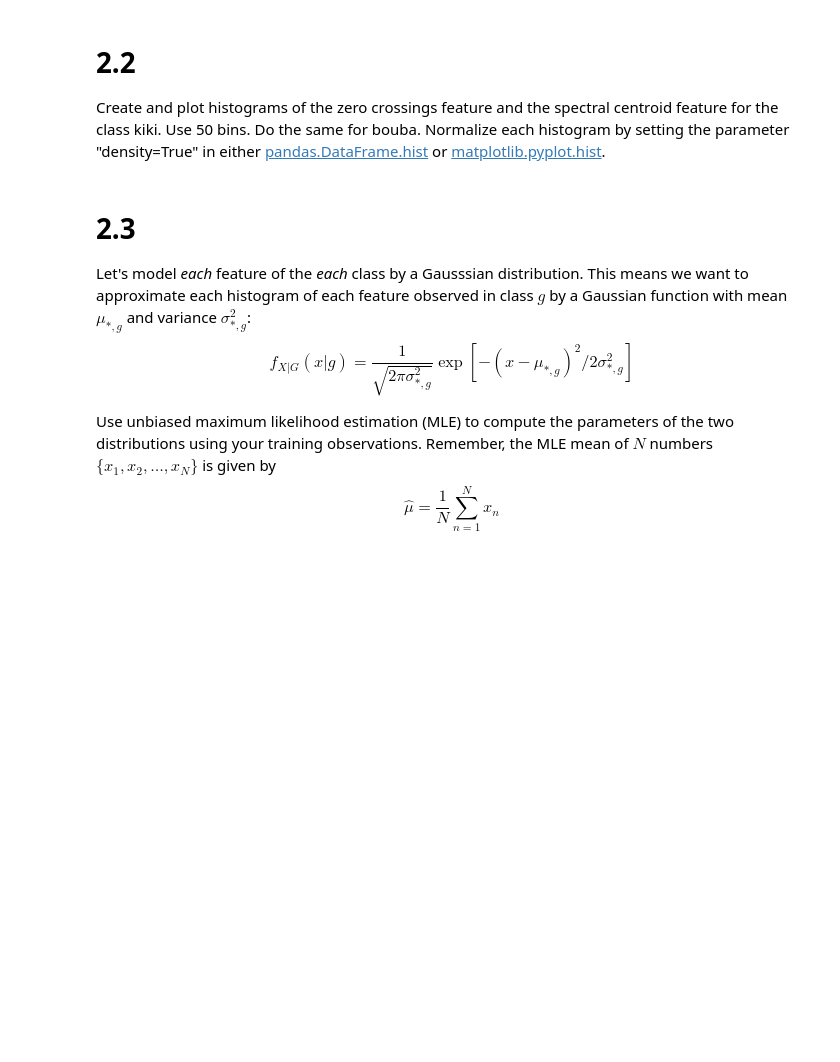
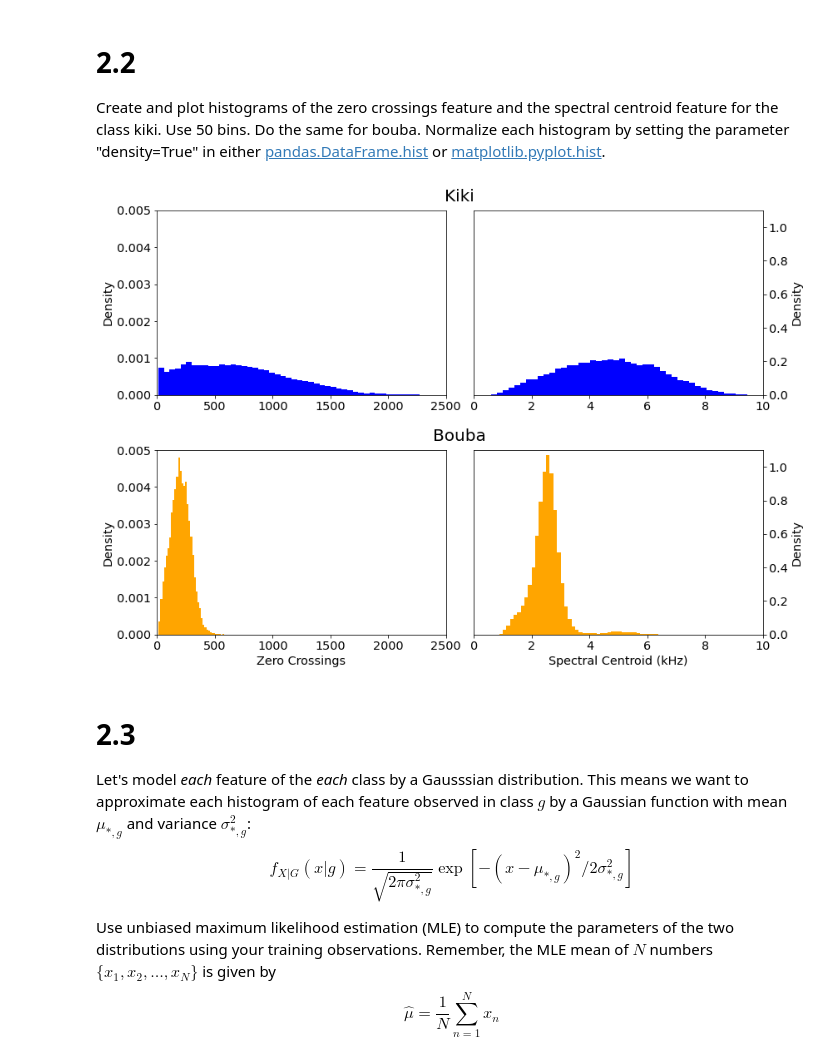
Before and after one commit to sergi-andreu/MusicInformatics, a Jupyter notebook: Lab 2 Machine Learnings/DT2470_lab02.ipynb, the cells around one changed output. Drawn from its saved outputs; the diff is of its cells as text; code cells hidden in the pictures; blank space fills up the shorter version.

```diff
--- a/Lab 2 Machine Learnings/DT2470_lab02.ipynb
+++ b/Lab 2 Machine Learnings/DT2470_lab02.ipynb
@@ -373,3 +461,44 @@ Create and plot histograms of the zero crossings feature and the spectral centro
+# %%
+# add your code below
+
+fig, [[ax1, ax2], [ax3, ax4]] = plt.subplots(2,2)
+ax1.hist(kiki_train_ZC,  bins=50, density=True, color='blue')
+ax2.hist(kiki_train_SC/1000,  bins=50, density=True, color='blue')
+ax3.hist(bouba_train_ZC, bins=50, density=True, color='orange')
+ax4.hist(bouba_train_SC/1000, bins=50, density=True, color='orange')
+
+ax1.set_xlim((0,2500))
+ax3.set_xlim((0,2500))
+
+ax1.set_ylim((0,.005))
+ax3.set_ylim((0,.005))
+
+ax2.set_xlim((0,10))
+ax4.set_xlim((0,10))
+
+ax2.set_ylim((0,1.1))
+ax4.set_ylim((0,1.1))
+
+ax2.yaxis.tick_right()
+ax4.yaxis.tick_right()
+
+ax3.set_xlabel('Zero Crossings')
+ax4.set_xlabel('Spectral Centroid (kHz)')
+
+ax1.set_ylabel('Density')
+ax2.set_ylabel('Density')
+ax2.yaxis.set_label_position("right")
+ax3.set_ylabel('Density')
+ax4.set_ylabel('Density')
+ax4.yaxis.set_label_position("right")
+
+plt.figtext(0.51, 1, "Kiki", ha='center', va='center', fontsize=20)
+plt.figtext(0.51, 0.5, "Bouba", ha='center', va='center', fontsize=20)
+fig.tight_layout()
+
+plt.subplots_adjust(hspace=.3)  # some extra space for the subtitles
+# %% [output]
+[figure, added]
 # %% [markdown]
 # 2.3
 
```
Also changed, not shown: parts of 6 cells of this notebook.
